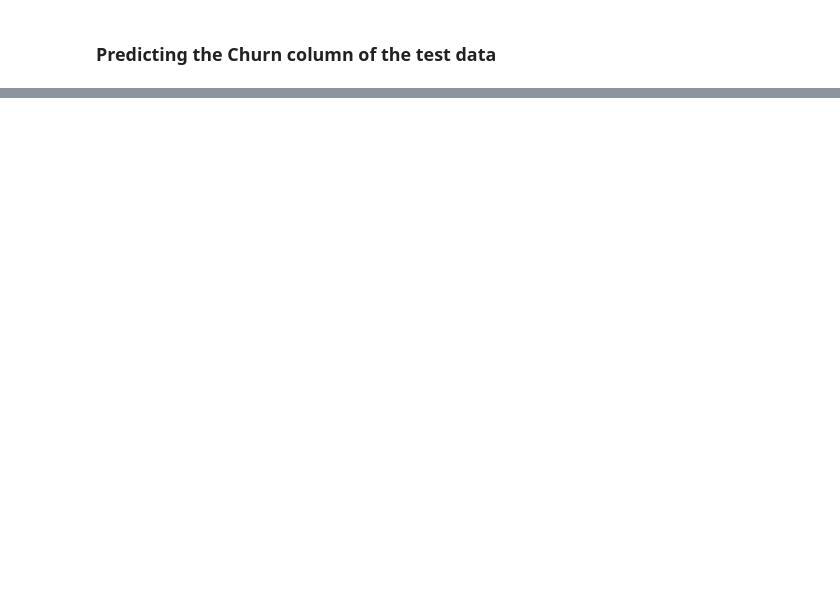
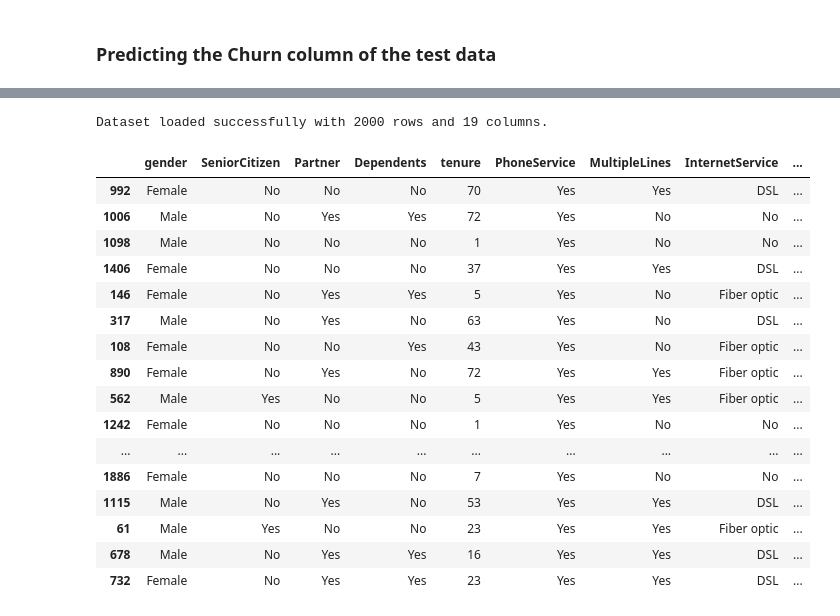
Before and after one commit to SylviaEleme/Customer_Churn_Analysis, a Jupyter notebook: Notebook/CC.ipynb, the cells around one changed output, grey strips where cells are left out. Drawn from its saved outputs; the diff is of its cells as text; code cells hidden in the pictures; blank space fills up the shorter version.

```diff
--- a/Notebook/CC.ipynb
+++ b/Notebook/CC.ipynb
@@ -1631,8 +1831,27 @@ test_data.to_csv(r'C:\Users\Safowaa\Documents\Azibiafrica\AzubiPython\LP2_Backup
 # %%
 # Load the processed dataset
-predicted_data = pd.read_csv(r"C:\Users\Safowaa\Documents\Azibiafrica\AzubiPython\LP2_Backup\Data\test_data_with_predictions.csv")
+predicted_data = pd.read_csv(r"C:\Users\bb\Desktop\Azubi\LP2\Customer_Churn_Analysis\Data\test_data_with_predictions.csv")
 
 # Confirm successful loading of the dataset
 print(f"Dataset loaded successfully with {predicted_data.shape[0]} rows and {predicted_data.shape[1]} columns.")
 
 predicted_data.sample(100)
+# %% [output]
+Dataset loaded successfully with 2000 rows and 19 columns.
+|  | gender | SeniorCitizen | Partner | Dependents | tenure | PhoneService | MultipleLines | InternetService | ... |
+| 992 | Female | No | No | No | 70 | Yes | Yes | DSL | ... |
+| 1006 | Male | No | Yes | Yes | 72 | Yes | No | No | ... |
+| 1098 | Male | No | No | No | 1 | Yes | No | No | ... |
+| 1406 | Female | No | No | No | 37 | Yes | Yes | DSL | ... |
+| 146 | Female | No | Yes | Yes | 5 | Yes | No | Fiber optic | ... |
+| 317 | Male | No | Yes | No | 63 | Yes | No | DSL | ... |
+| 108 | Female | No | No | Yes | 43 | Yes | No | Fiber optic | ... |
+| 890 | Female | No | Yes | No | 72 | Yes | Yes | Fiber optic | ... |
+| 562 | Male | Yes | No | No | 5 | Yes | Yes | Fiber optic | ... |
+| 1242 | Female | No | No | No | 1 | Yes | No | No | ... |
+| ... | ... | ... | ... | ... | ... | ... | ... | ... | ... |
+| 1886 | Female | No | No | No | 7 | Yes | No | No | ... |
+| 1115 | Male | No | Yes | No | 53 | Yes | Yes | DSL | ... |
+| 61 | Male | Yes | No | No | 23 | Yes | Yes | Fiber optic | ... |
+| 678 | Male | No | Yes | Yes | 16 | Yes | Yes | DSL | ... |
+| 732 | Female | No | Yes | Yes | 23 | Yes | Yes | DSL | ... |
```
Also changed, not shown: parts of 28 cells of this notebook, 10 other files.
